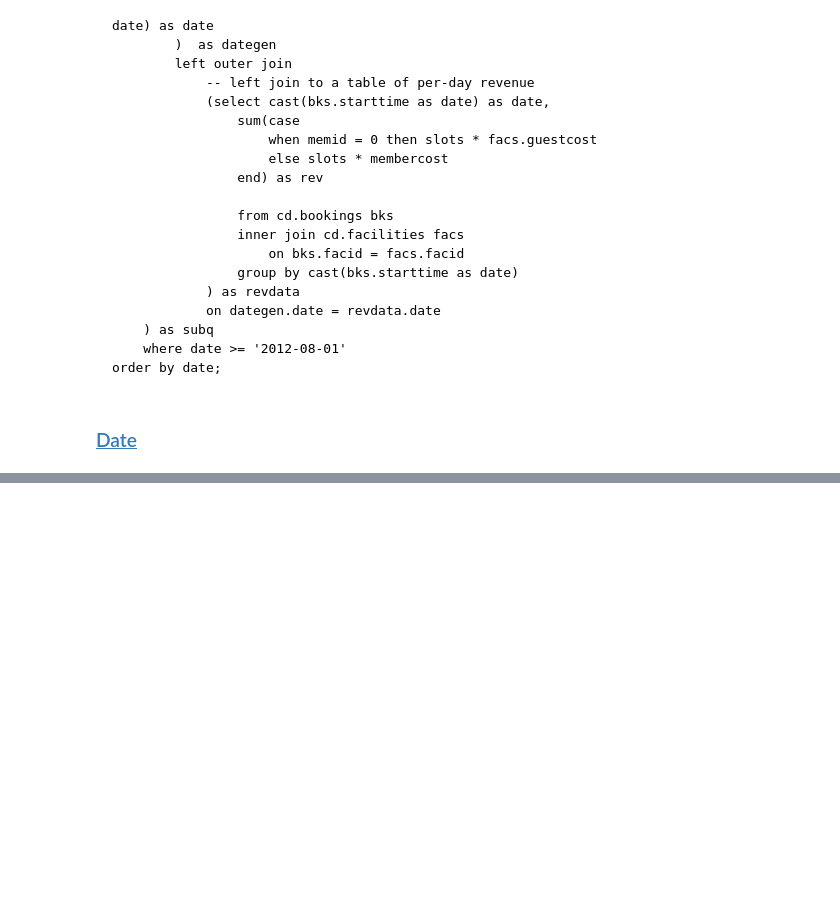
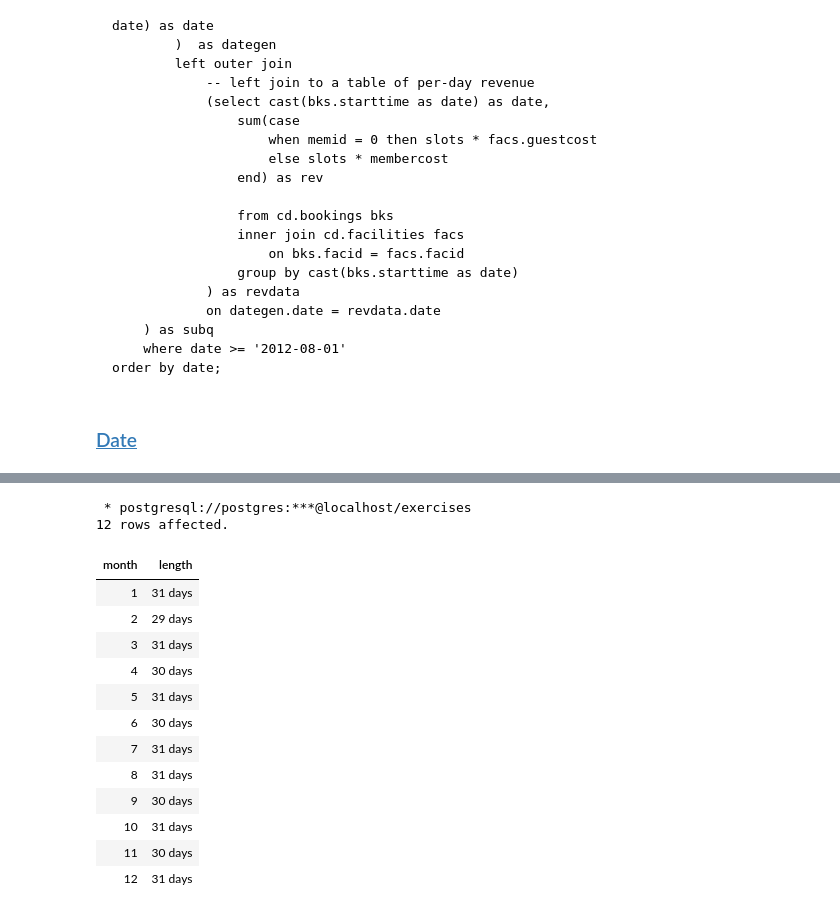
Before and after one commit to Yash9988/self-learn, a Jupyter notebook: practice/sql.ipynb, the cells around one changed output, grey strips where cells are left out. Saved outputs shown, nothing was run; the diff lists cells and outputs as text; code cells hidden in the pictures; blank space fills up the shorter version.

```diff
--- a/practice/sql.ipynb
+++ b/practice/sql.ipynb
@@ -1309,0 +1433,23 @@ order by date;
+# %%
+%%sql
+
+select extract(month from ts.days) as month, count(*) || ' ' || 'days' length from
+	(select generate_series(timestamp '2012-01-01', '2012-12-31', interval '1 day') days) ts
+group by 1
+order by 1
+# %% [output]
+ * postgresql://postgres:***@localhost/exercises
+12 rows affected.
+| month | length |
+| 1 | 31 days |
+| 2 | 29 days |
+| 3 | 31 days |
+| 4 | 30 days |
+| 5 | 31 days |
+| 6 | 30 days |
+| 7 | 31 days |
+| 8 | 31 days |
+| 9 | 30 days |
+| 10 | 31 days |
+| 11 | 30 days |
+| 12 | 31 days |
```
Also changed, not shown: parts of 25 cells of this notebook.
